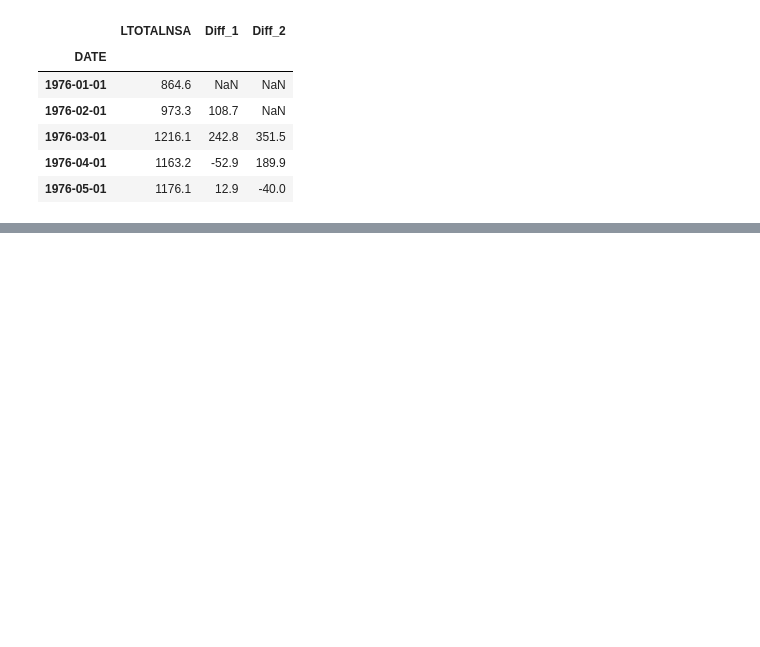
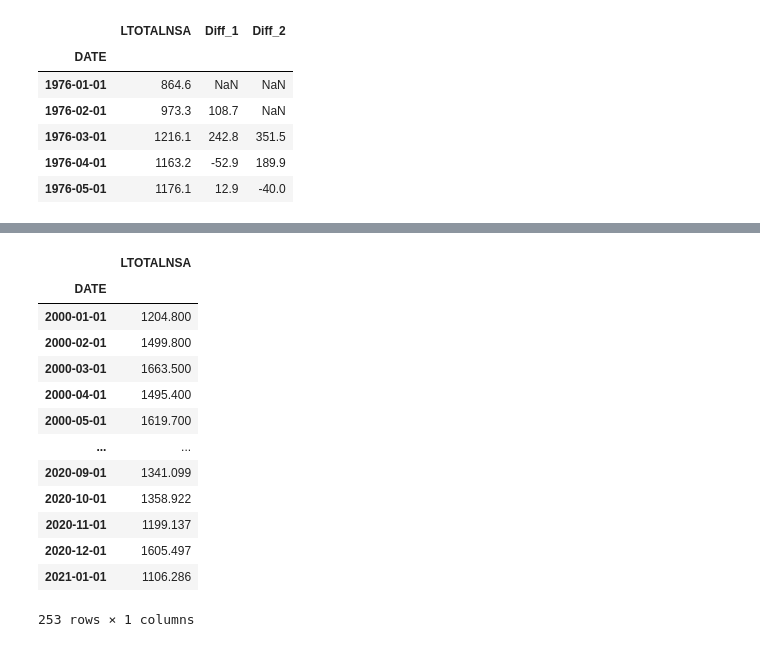
Before and after one commit to AI-MOO/Time_Series_Arabic_Explaination, a Jupyter notebook: 02-time_series_analysis.ipynb, the cells around one changed output, grey strips where cells are left out. Cells and saved outputs as stored; diff of their text form; code cells hidden in the pictures; blank space fills up the shorter version.

```diff
--- a/02-time_series_analysis.ipynb
+++ b/02-time_series_analysis.ipynb
@@ -292,0 +311,25 @@ df_diff.head()
+# %%
+import datetime as dt
+
+# تحديد تاريخ البداية والنهاية
+start = dt.datetime(2000, 1, 1)
+end = dt.datetime(2021, 1, 1)
+
+# اقتطاع الفترة المحددة
+df_2000_2020 = df.loc[start:end]
+df_2000_2020
+# %% [output]
+|  | LTOTALNSA |
+| DATE |  |
+| 2000-01-01 | 1204.800 |
+| 2000-02-01 | 1499.800 |
+| 2000-03-01 | 1663.500 |
+| 2000-04-01 | 1495.400 |
+| 2000-05-01 | 1619.700 |
+| ... | ... |
+| 2020-09-01 | 1341.099 |
+| 2020-10-01 | 1358.922 |
+| 2020-11-01 | 1199.137 |
+| 2020-12-01 | 1605.497 |
+| 2021-01-01 | 1106.286 |
+253 rows × 1 columns
```
Also changed, not shown: parts of 17 cells of this notebook.
